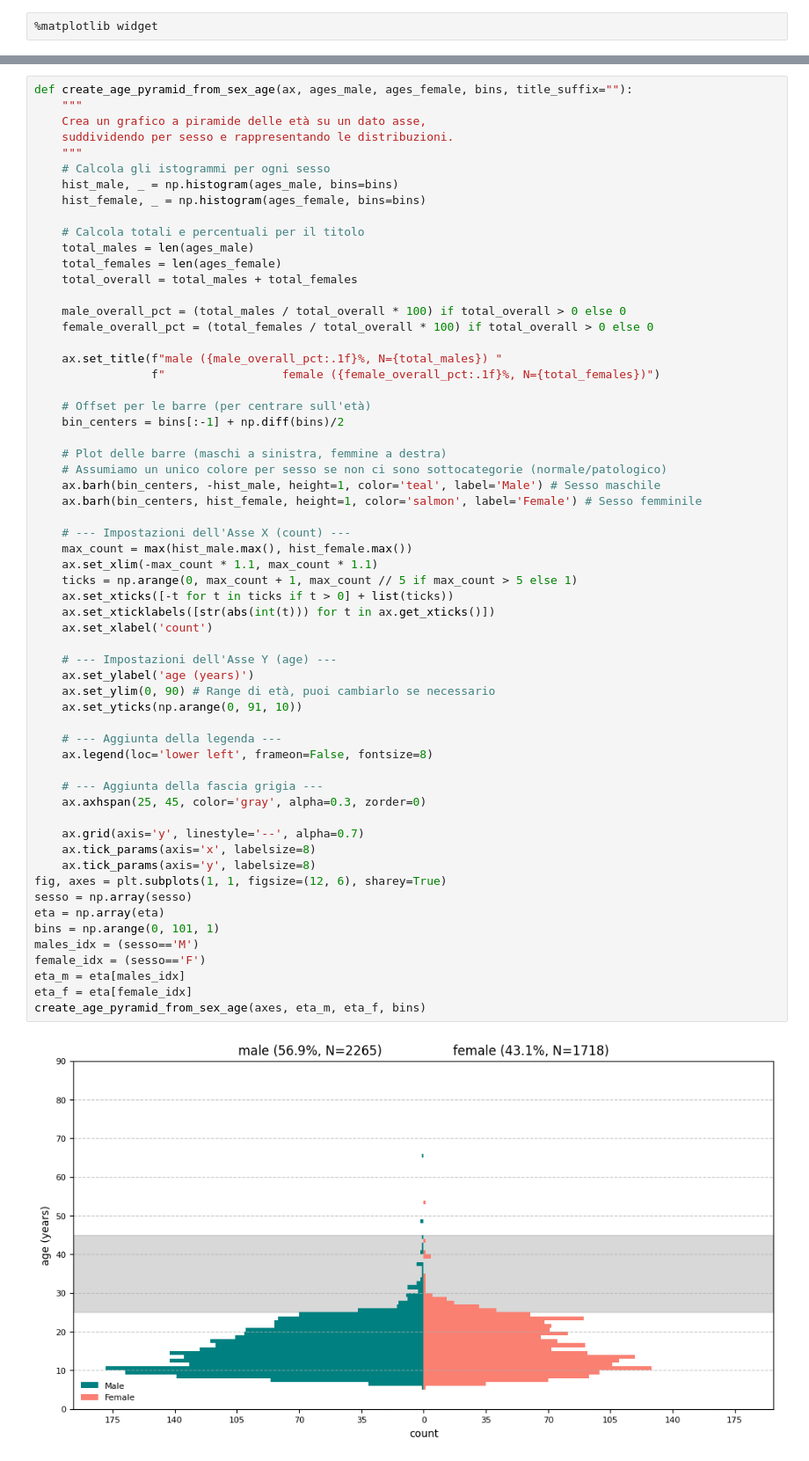
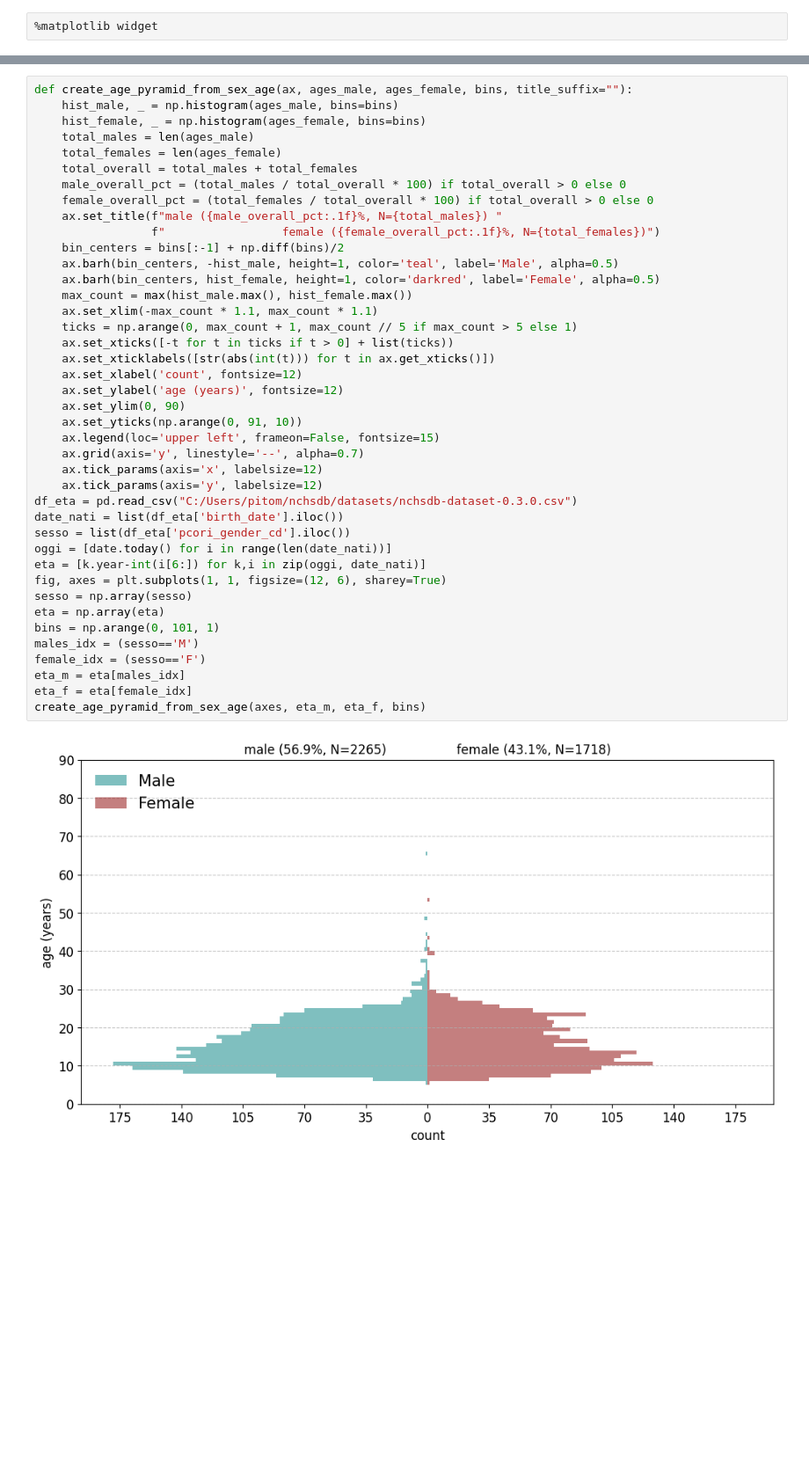
Before and after one commit to pietromihelj/TESI-TRIENNALE, a Jupyter notebook: grafici_esplicativi.ipynb, the cells around one changed output, grey strips where cells are left out. Shown at 88% size. Saved outputs shown, nothing was run; the diff lists cells and outputs as text; blank space fills up the shorter version.

```diff
--- a/grafici_esplicativi.ipynb
+++ b/grafici_esplicativi.ipynb
@@ -117,62 +202,43 @@ sesso: Counter({'M': 2265, 'F': 1718, 'UN': 1})
 # %%
 def create_age_pyramid_from_sex_age(ax, ages_male, ages_female, bins, title_suffix=""):
-    """
-    Crea un grafico a piramide delle età su un dato asse,
-    suddividendo per sesso e rappresentando le distribuzioni.
-    """
-    # Calcola gli istogrammi per ogni sesso
     hist_male, _ = np.histogram(ages_male, bins=bins)
     hist_female, _ = np.histogram(ages_female, bins=bins)
-
-    # Calcola totali e percentuali per il titolo
     total_males = len(ages_male)
     total_females = len(ages_female)
     total_overall = total_males + total_females
-
     male_overall_pct = (total_males / total_overall * 100) if total_overall > 0 else 0
     female_overall_pct = (total_females / total_overall * 100) if total_overall > 0 else 0
-
     ax.set_title(f"male ({male_overall_pct:.1f}%, N={total_males}) "
                  f"                 female ({female_overall_pct:.1f}%, N={total_females})")
-
-    # Offset per le barre (per centrare sull'età)
     bin_centers = bins[:-1] + np.diff(bins)/2
-
-    # Plot delle barre (maschi a sinistra, femmine a destra)
-    # Assumiamo un unico colore per sesso se non ci sono sottocategorie (normale/patologico)
-    ax.barh(bin_centers, -hist_male, height=1, color='teal', label='Male') # Sesso maschile
-    ax.barh(bin_centers, hist_female, height=1, color='salmon', label='Female') # Sesso femminile
-
-    # --- Impostazioni dell'Asse X (count) ---
+    ax.barh(bin_centers, -hist_male, height=1, color='teal', label='Male', alpha=0.5)
+    ax.barh(bin_centers, hist_female, height=1, color='darkred', label='Female', alpha=0.5)
     max_count = max(hist_male.max(), hist_female.max())
     ax.set_xlim(-max_count * 1.1, max_count * 1.1)
     ticks = np.arange(0, max_count + 1, max_count // 5 if max_count > 5 else 1)
     ax.set_xticks([-t for t in ticks if t > 0] + list(ticks))
     ax.set_xticklabels([str(abs(int(t))) for t in ax.get_xticks()])
-    ax.set_xlabel('count')
-
-    # --- Impostazioni dell'Asse Y (age) ---
-    ax.set_ylabel('age (years)')
-    ax.set_ylim(0, 90) # Range di età, puoi cambiarlo se necessario
+    ax.set_xlabel('count', fontsize=12)
+    ax.set_ylabel('age (years)', fontsize=12)
+    ax.set_ylim(0, 90)
     ax.set_yticks(np.arange(0, 91, 10))
-
-    # --- Aggiunta della legenda ---
-    ax.legend(loc='lower left', frameon=False, fontsize=8)
-
-    # --- Aggiunta della fascia grigia ---
-    ax.axhspan(25, 45, color='gray', alpha=0.3, zorder=0)
-
+    ax.legend(loc='upper left', frameon=False, fontsize=15)
     ax.grid(axis='y', linestyle='--', alpha=0.7)
-    ax.tick_params(axis='x', labelsize=8)
-    ax.tick_params(axis='y', labelsize=8)
+    ax.tick_params(axis='x', labelsize=12)
+    ax.tick_params(axis='y', labelsize=12)
+df_eta = pd.read_csv("C:/Users/pitom/nchsdb/datasets/nchsdb-dataset-0.3.0.csv")
+date_nati = list(df_eta['birth_date'].iloc())
+sesso = list(df_eta['pcori_gender_cd'].iloc())
+oggi = [date.today() for i in range(len(date_nati))]
+eta = [k.year-int(i[6:]) for k,i in zip(oggi, date_nati)]
 fig, axes = plt.subplots(1, 1, figsize=(12, 6), sharey=True)
 sesso = np.array(sesso)
 eta = np.array(eta)
 bins = np.arange(0, 101, 1)
 males_idx = (sesso=='M')
 female_idx = (sesso=='F')
 eta_m = eta[males_idx]
 eta_f = eta[female_idx]
 create_age_pyramid_from_sex_age(axes, eta_m, eta_f, bins)
 # %% [output]
-[figure, old version]
+[figure, new version]
```
Also changed, not shown: parts of 11 cells of this notebook, 3 other files.
